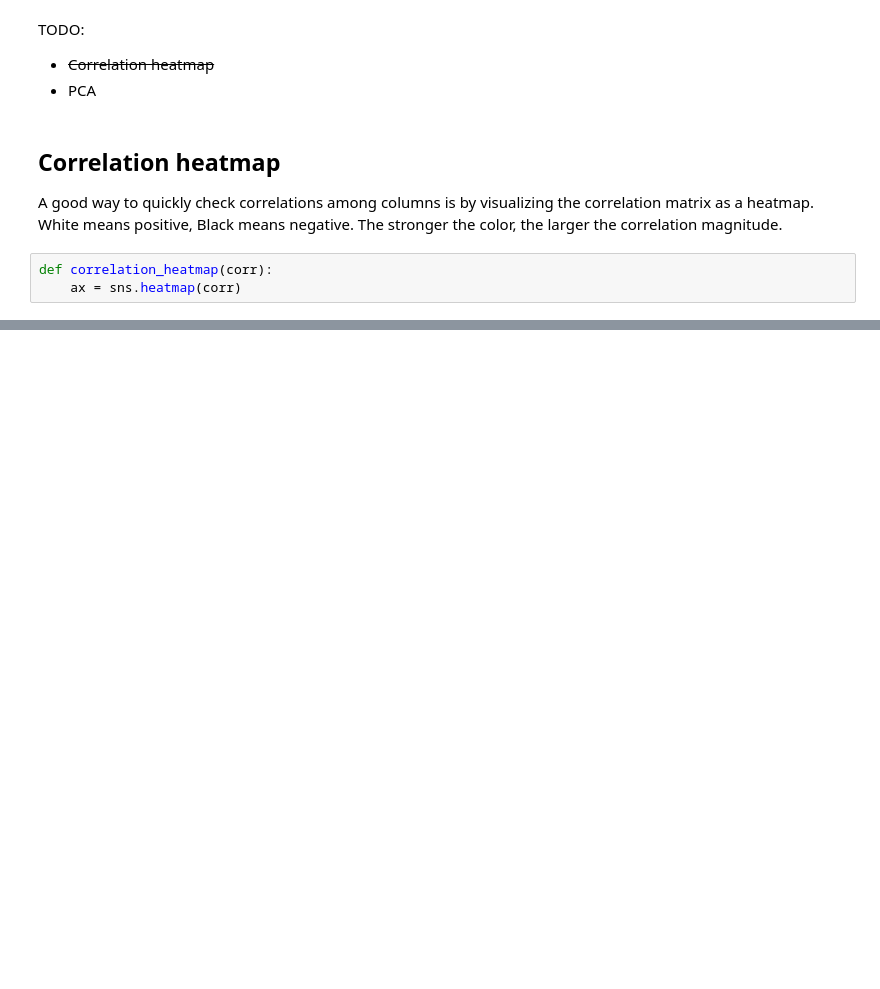
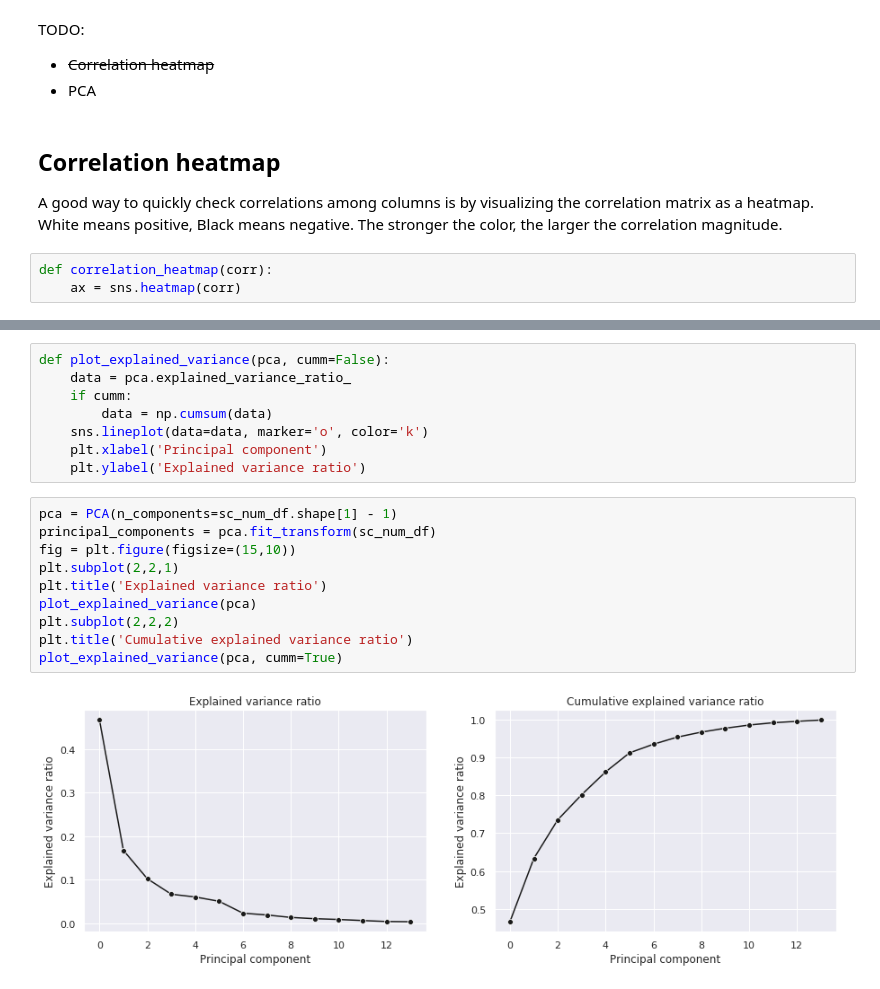
Before and after one commit to serrodcal-data-scientist/dataLab1, a Jupyter notebook: EDA.ipynb, the cells around one changed output, grey strips where cells are left out. Drawn from its saved outputs; the diff is of its cells as text; blank space fills up the shorter version.

```diff
--- a/EDA.ipynb
+++ b/EDA.ipynb
@@ -218,0 +194,20 @@ cat_df_onehot.head()
+# %%
+def plot_explained_variance(pca, cumm=False):
+    data = pca.explained_variance_ratio_
+    if cumm:
+        data = np.cumsum(data)
+    sns.lineplot(data=data, marker='o', color='k')
+    plt.xlabel('Principal component')
+    plt.ylabel('Explained variance ratio')
+# %%
+pca = PCA(n_components=sc_num_df.shape[1] - 1)
+principal_components = pca.fit_transform(sc_num_df)
+fig = plt.figure(figsize=(15,10))
+plt.subplot(2,2,1)
+plt.title('Explained variance ratio')
+plot_explained_variance(pca)
+plt.subplot(2,2,2)
+plt.title('Cumulative explained variance ratio')
+plot_explained_variance(pca, cumm=True)
+# %% [output]
+[figure, added]
```
Also changed, not shown: parts of 20 cells of this notebook.
